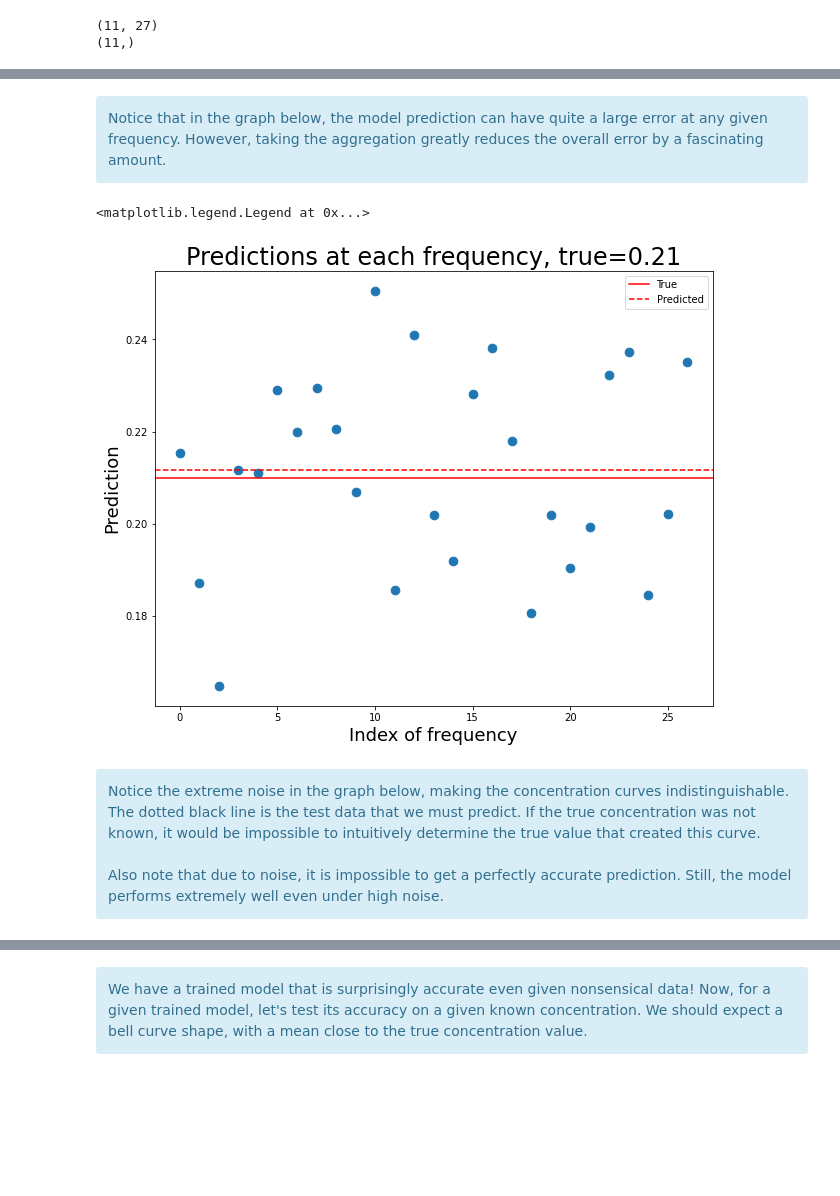
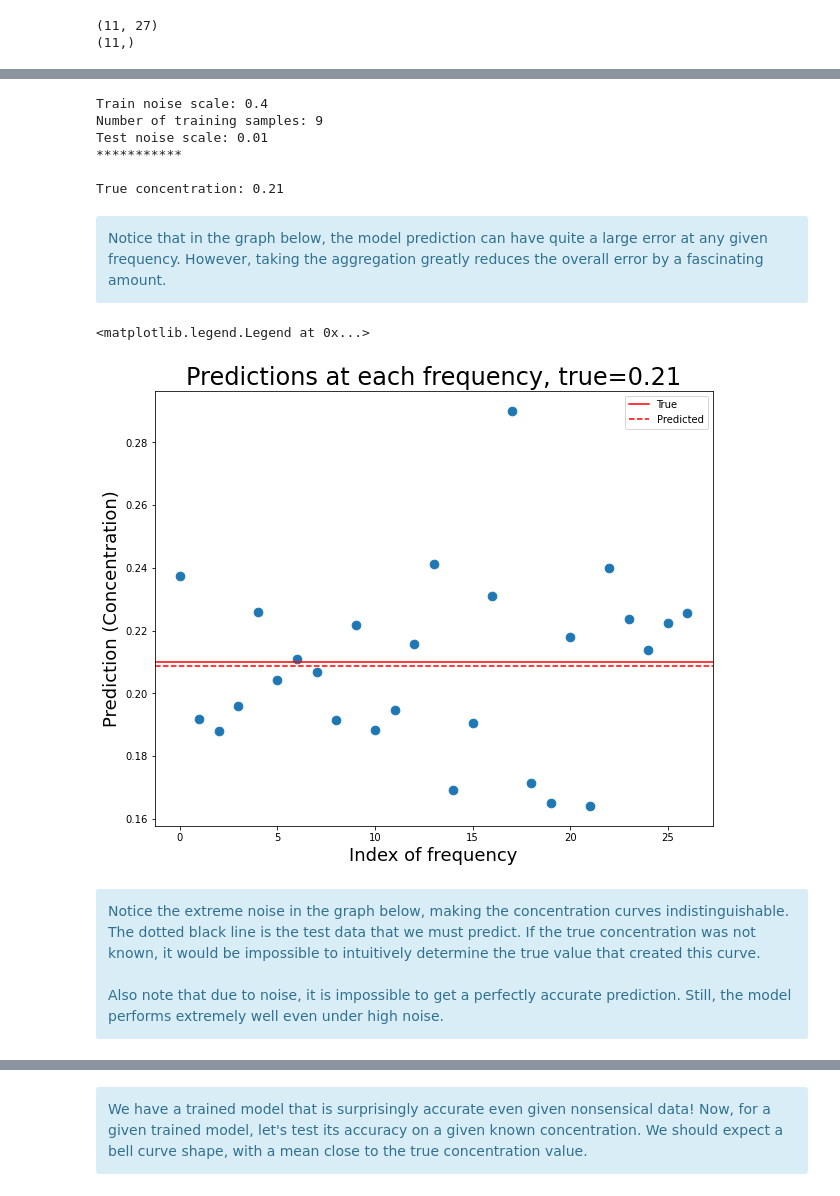
Before and after one commit to nazeern/nanotech, a Jupyter notebook: Sandbox.ipynb, the cells around one changed output, grey strips where cells are left out. Saved outputs shown, nothing was run; the diff lists cells and outputs as text; code cells hidden in the pictures; blank space fills up the shorter version.

```diff
--- a/Sandbox.ipynb
+++ b/Sandbox.ipynb
@@ -670,29 +657,42 @@ True concentration: 0.21
-# %% [markdown]
-<div class="alert alert-block alert-info">
-Notice that in the graph below, the model prediction can have quite a large error at any given frequency. However, taking the aggregation greatly reduces the overall error by a fascinating amount.
-</div>
-# %%
-plt.figure(figsize=(10,8))
-
-plt.scatter([i for i in range(len(preds))], preds, s=75)
-plt.axhline(y=true_conc, color='r', linestyle='-', label="True")
-plt.axhline(y=np.mean(preds), color='r', linestyle='--', label="Predicted")
-
-plt.title(f"Predictions at each frequency, true={true_conc}", size=24)
-plt.xlabel("Index of frequency", size=18)
-plt.ylabel("Prediction", size=18)
-plt.legend()
-# %% [output]
-<matplotlib.legend.Legend at 0x...>
-[figure, removed]
-# %% [markdown]
-<div class="alert alert-block alert-info">
-Notice the extreme noise in the graph below, making the concentration curves indistinguishable. The dotted black
-line is the test data that we must predict. If the true concentration was not known, it would be impossible to
-intuitively determine the true value that created this curve.<br>
-<br>Also note that due to noise, it is impossible to get
-a perfectly accurate prediction. Still, the model performs extremely well even under high noise.
-</div>
+# %%
+print(f"Train noise scale: {train_noise_scale}")
+print(f"Number of training samples: {n_samples}")
+print(f"Test noise scale: {test_noise_scale}")
+print("***********\n")
+print(f"True concentration: {true_conc}")
+# %% [output]
+Train noise scale: 0.4
+Number of training samples: 9
+Test noise scale: 0.01
+***********
+
+True concentration: 0.21
+# %% [markdown]
+<div class="alert alert-block alert-info">
+Notice that in the graph below, the model prediction can have quite a large error at any given frequency. However, taking the aggregation greatly reduces the overall error by a fascinating amount.
+</div>
+# %%
+plt.figure(figsize=(10,8))
+
+plt.scatter([i for i in range(len(preds))], preds, s=75)
+plt.axhline(y=true_conc, color='r', linestyle='-', label="True")
+plt.axhline(y=np.mean(preds), color='r', linestyle='--', label="Predicted")
+
+plt.title(f"Predictions at each frequency, true={true_conc}", size=24)
+plt.xlabel("Index of frequency", size=18)
+plt.ylabel("Prediction (Concentration)", size=18)
+plt.legend()
+# %% [output]
+<matplotlib.legend.Legend at 0x...>
+[figure, added]
+# %% [markdown]
+<div class="alert alert-block alert-info">
+Notice the extreme noise in the graph below, making the concentration curves indistinguishable. The dotted black
+line is the test data that we must predict. If the true concentration was not known, it would be impossible to
+intuitively determine the true value that created this curve.<br>
+<br>Also note that due to noise, it is impossible to get
+a perfectly accurate prediction. Still, the model performs extremely well even under high noise.
+</div>
 # %%
 plot_rows(X, freqs, concs, alpha=0.65)
 plt.plot(freqs, X_test, linestyle="-.", color="k")
```
Also changed, not shown: parts of 30 cells of this notebook.
